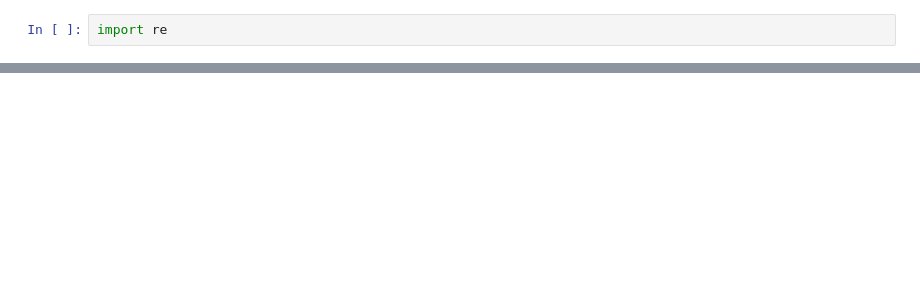
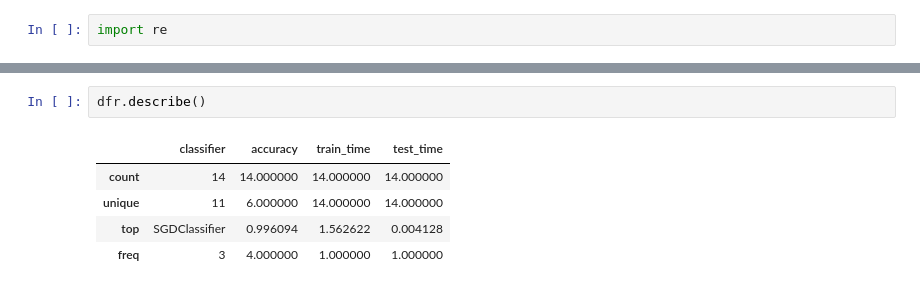
Before and after one commit to kbroughton/isa-classifier, a Jupyter notebook: sklearn/multi_classifier.ipynb, the cells around one changed output, grey strips where cells are left out. Drawn from its saved outputs; the diff is of its cells as text; blank space fills up the shorter version.

```diff
--- a/sklearn/multi_classifier.ipynb
+++ b/sklearn/multi_classifier.ipynb
@@ -907,0 +782,8 @@ re.findall("..", hexdoc_X_train[0])
+# %%
+dfr.describe()
+# %% [output]
+|  | classifier | accuracy | train_time | test_time |
+| count | 14 | 14.000000 | 14.000000 | 14.000000 |
+| unique | 11 | 6.000000 | 14.000000 | 14.000000 |
+| top | SGDClassifier | 0.996094 | 1.562622 | 0.004128 |
+| freq | 3 | 4.000000 | 1.000000 | 1.000000 |
```
Also changed, not shown: parts of 18 cells of this notebook, 2 other files.
